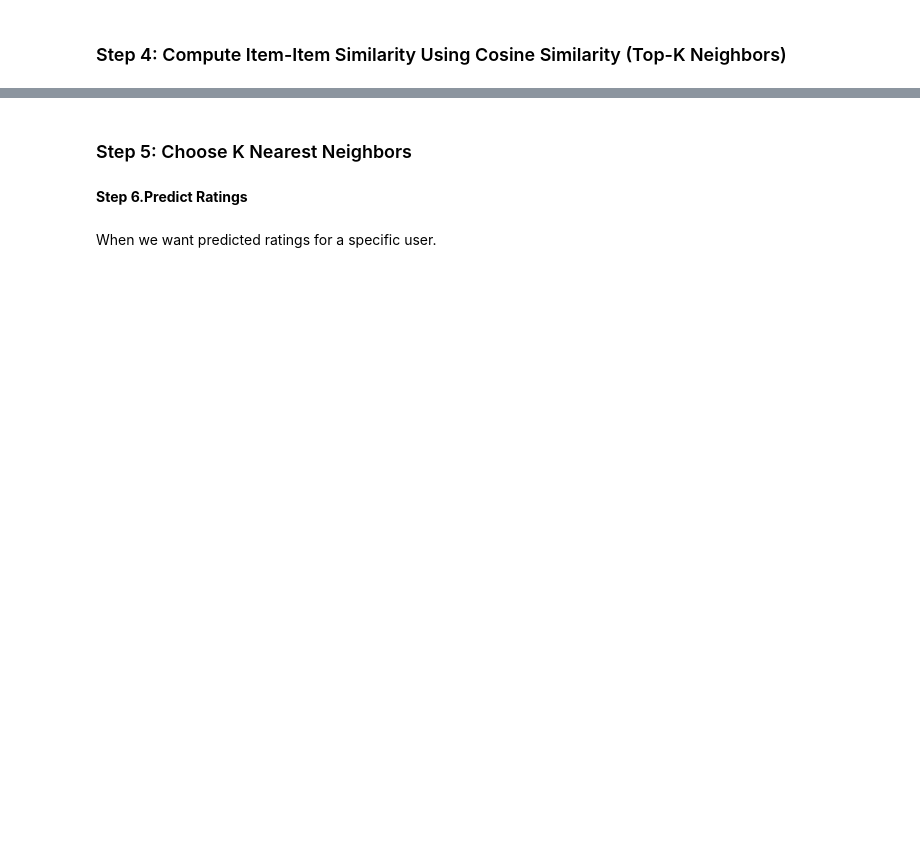
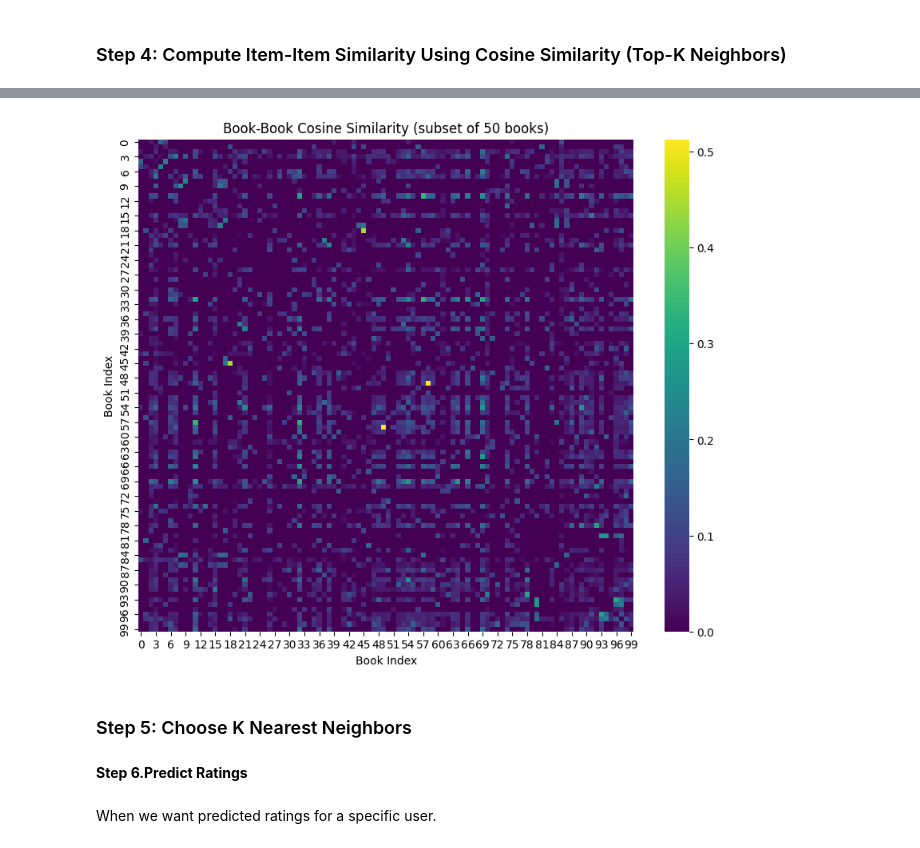
Before and after one commit to saricmilos/what-else-should-I-read, a Jupyter notebook: notebooks/collaborative_filtering.ipynb, the cells around one changed output, grey strips where cells are left out. Saved outputs shown, nothing was run; the diff lists cells and outputs as text; code cells hidden in the pictures; blank space fills up the shorter version.

```diff
--- a/notebooks/collaborative_filtering.ipynb
+++ b/notebooks/collaborative_filtering.ipynb
@@ -584,3 +824,15 @@ plt.show()
+# %%
+# Take a small subset to visualize (e.g., first 100 Books)
+subset = item_sim_matrix[:100, :100]
+
+plt.figure(figsize=(10, 8))
+sns.heatmap(subset, cmap='viridis')
+plt.title("Book-Book Cosine Similarity (subset of 50 books)")
+plt.xlabel("Book Index")
+plt.ylabel("Book Index")
+plt.show()
+# %% [output]
+[figure, added]
 # %% [markdown]
 ### Step 5: Choose K Nearest Neighbors
 # %%
```
Also changed, not shown: parts of 44 cells of this notebook.
